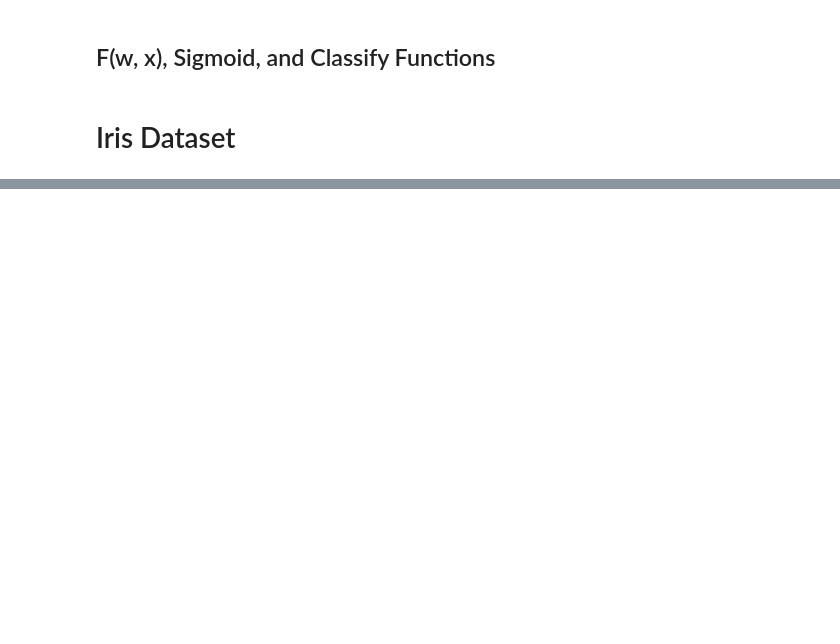
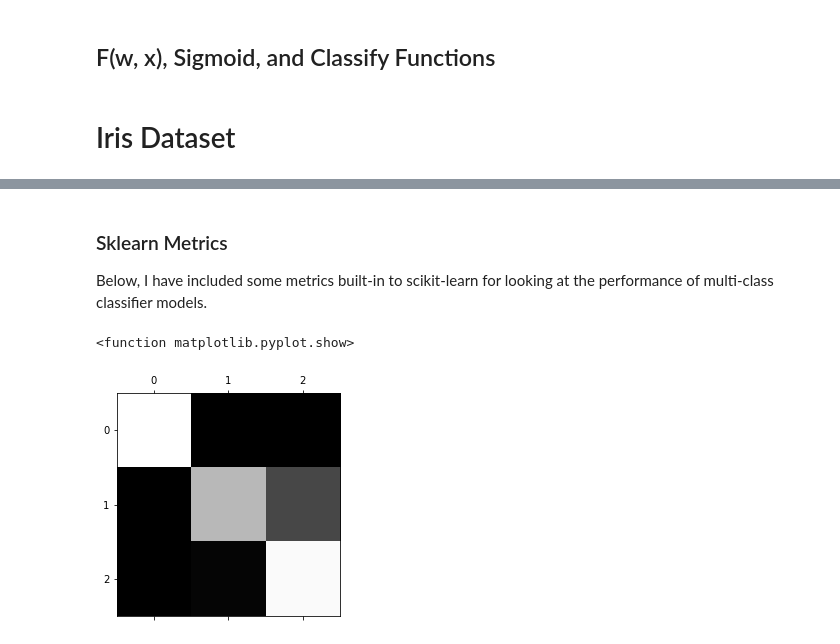
Before and after one commit to JohnEaganFS/CSCI191T, a Jupyter notebook: Linear&LogisticRegression.ipynb, the cells around one changed output, grey strips where cells are left out. Drawn from its saved outputs; the diff is of its cells as text; code cells hidden in the pictures; blank space fills up the shorter version.

```diff
--- a/Linear&LogisticRegression.ipynb
+++ b/Linear&LogisticRegression.ipynb
@@ -30,0 +441,5 @@ woeifjwoeifjoiwefjiowe
+# %%
+alphaSE = 0.02
+alphaCE = 0.02
+modelVirginicaSE = [0.01, 0.01, 0.01, 0.01, 0.01] # Initial model SE
+modelVirginicaCE = [0.01, 0.01, 0.01, 0.01, 0.01] # Initial model CE
@@ -30,0 +448,3 @@ woeifjwoeifjoiwefjiowe
+# %%
+modelVirginicaSE = LogisticRegressionSE(alphaSE, modelVirginicaSE, dataVirginica, 1000)
+print("Model Learned (SE):", modelVirginicaSE) # Model after 1000 iterations
@@ -30,0 +505,23 @@ woeifjwoeifjoiwefjiowe
+# %%
+data = [((1,x1,x2,x3,x4),species) for (x1,x2,x3,x4,species) in data]
+# %%
+yActual = [r for (x,r) in data]
+yPredicted = []
+
+for (x,r) in data:
+  predictionSetosa = sigmoid(F(modelSetosaSE, x))
+  predictionVersicolor = sigmoid(F(modelVersicolorSE, x))
+  predictionVirginica = sigmoid(F(modelVirginicaSE, x))
+  print(predictionVirginica)
+
+  classPredictions = {'Iris-setosa':predictionSetosa, 'Iris-versicolor':predictionVersicolor, 'Iris-virginica':predictionVirginica}
+  chosenClass = max(classPredictions, key=classPredictions.get)
+  yPredicted.append(chosenClass)
+
+  print("Data Point:", x)
+  print("Setosa Probability:", predictionSetosa)
+  print("Versicolor Probability:", predictionVersicolor)
+  print("Virginica Probability:", predictionVirginica)
+  print("Chosen Class:", chosenClass)
+  print("Actual Class:", r)
+  print()
@@ -30,0 +546,11 @@ woeifjwoeifjoiwefjiowe
+# %% [markdown]
+### Sklearn Metrics
+Below, I have included some metrics built-in to scikit-learn for looking at the performance of multi-class classifier models.
+# %%
+from sklearn.metrics import confusion_matrix
+conf_mx = confusion_matrix(yActual, yPredicted, labels=['Iris-setosa','Iris-versicolor','Iris-virginica'], normalize='true')
+plt.matshow(conf_mx, cmap=plt.cm.gray)
+plt.show
+# %% [output]
+<function matplotlib.pyplot.show>
+[figure, added]
```
Also changed, not shown: parts of 96 cells of this notebook.
